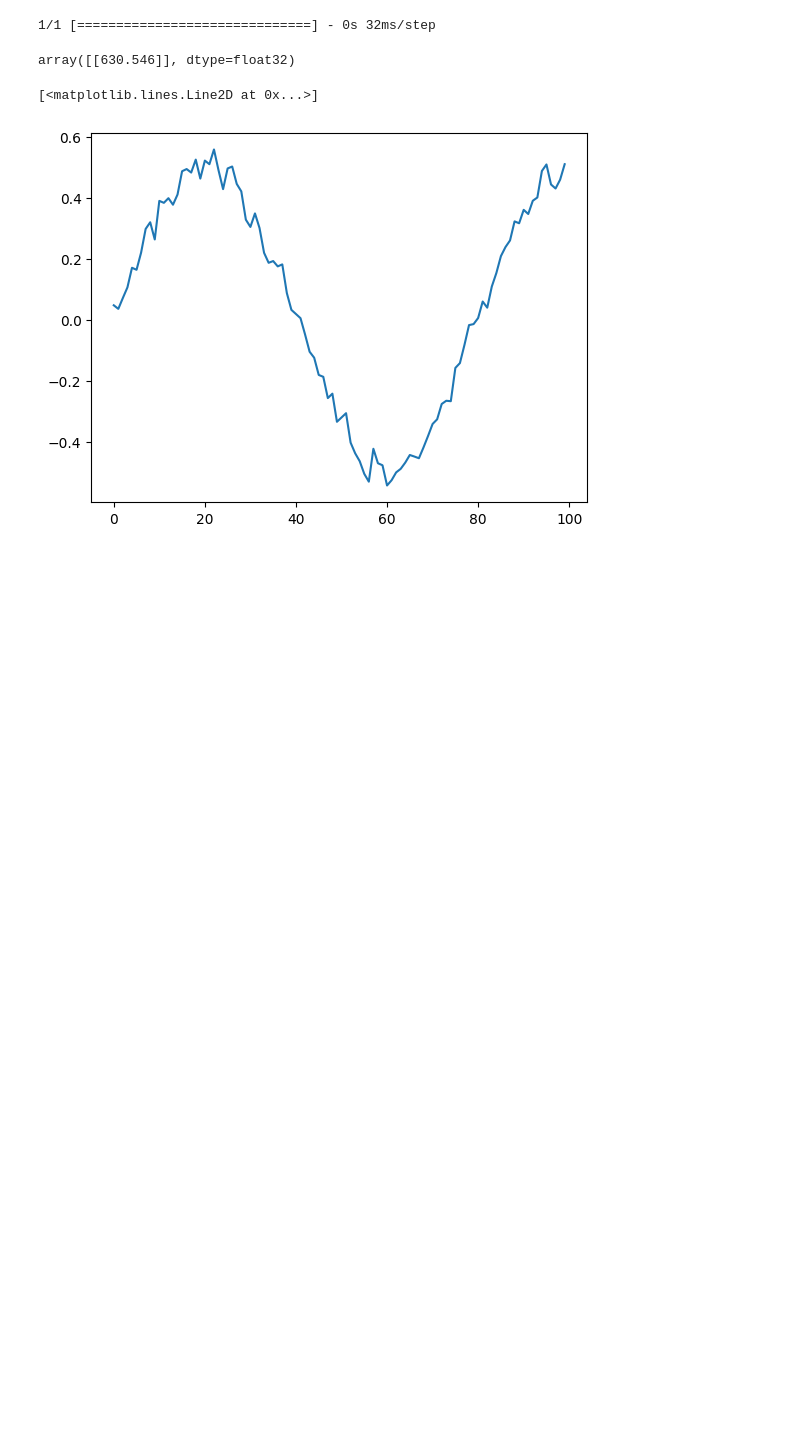
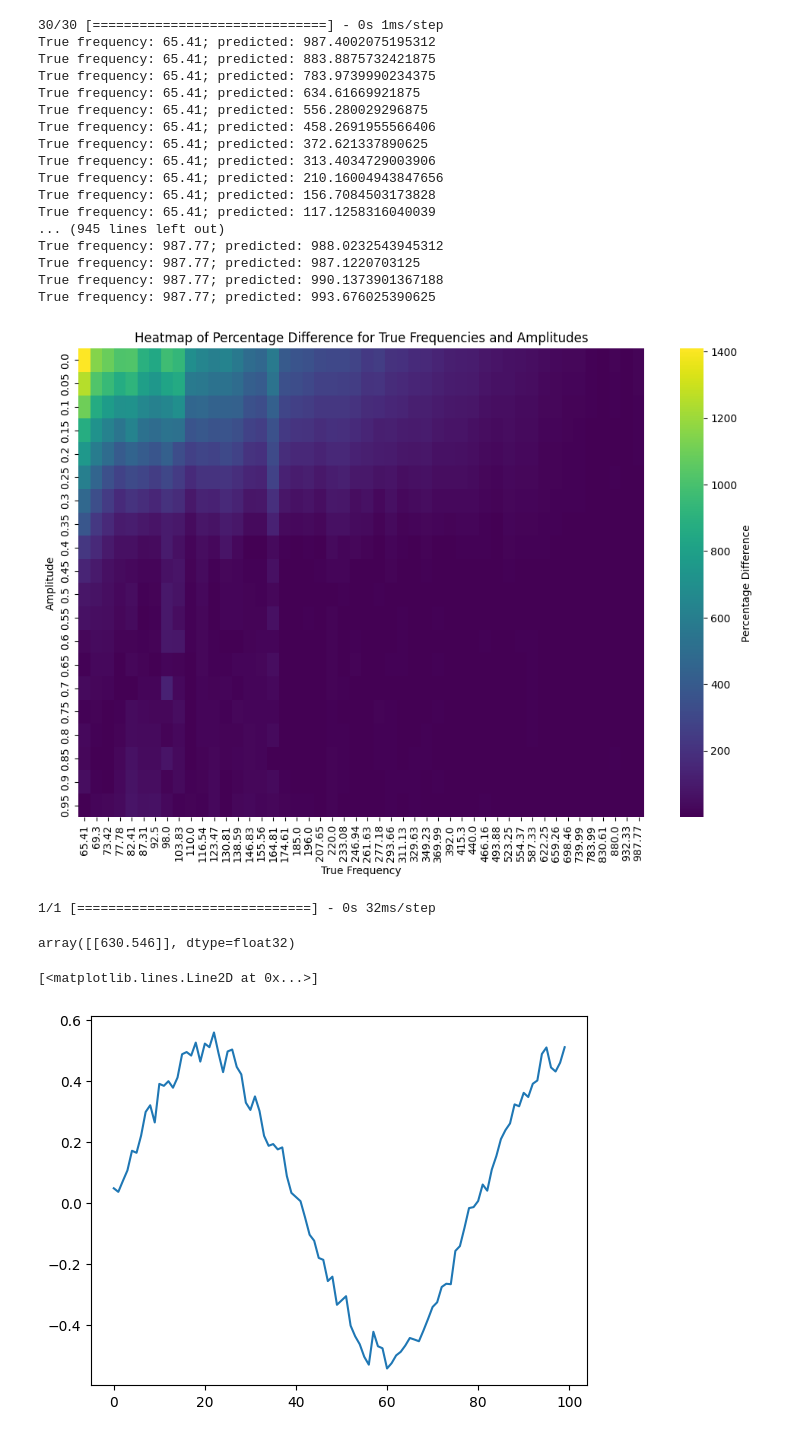
Before and after one commit to anandkrishnakumar/musicr, a Jupyter notebook: notebooks/note detect.ipynb, the cells around one changed output. Saved outputs shown, nothing was run; the diff lists cells and outputs as text; code cells hidden in the pictures; blank space fills up the shorter version.

```diff
--- a/notebooks/note detect.ipynb
+++ b/notebooks/note detect.ipynb
@@ -62,2 +64,4 @@ write("mp3_check.mp3",sr,testing_np_version,normalized=True)
+# %%
+n = 5
 # %%
 # Randomly generate frequencies between C2 and C8
@@ -115,5 +176,2 @@ Trainable params: 501,501
 Non-trainable params: 0
 _________________________________________________________________
-# %%
-callback = keras.callbacks.EarlyStopping(monitor='loss', patience=3)
-model.fit(X, y, validation_split=0.2, batch_size=int(N*0.1), epochs=100, callbacks=[callback])
@@ -158,0 +178,2 @@ Detected at node 'sequential_1/dense_3/Relu' defined at (most recent call last):
+# %%
+history, model = train_nn(model, X, y, epochs=3*750)
@@ -158,0 +198,21 @@ Detected at node 'sequential_1/dense_3/Relu' defined at (most recent call last):
+# %%
+eval_nn(model, max_freq=1000)
+# %% [output]
+30/30 [==============================] - 0s 1ms/step
+True frequency: 65.41; predicted: 987.4002075195312
+True frequency: 65.41; predicted: 883.8875732421875
+True frequency: 65.41; predicted: 783.9739990234375
+True frequency: 65.41; predicted: 634.61669921875
+True frequency: 65.41; predicted: 556.280029296875
+True frequency: 65.41; predicted: 458.2691955566406
+True frequency: 65.41; predicted: 372.621337890625
+True frequency: 65.41; predicted: 313.4034729003906
+True frequency: 65.41; predicted: 210.16004943847656
+True frequency: 65.41; predicted: 156.7084503173828
+True frequency: 65.41; predicted: 117.1258316040039
+... (945 lines left out)
+True frequency: 987.77; predicted: 988.0232543945312
+True frequency: 987.77; predicted: 987.1220703125
+True frequency: 987.77; predicted: 990.1373901367188
+True frequency: 987.77; predicted: 993.676025390625
+[figure, added]
```
Also changed, not shown: parts of 12 cells of this notebook.
